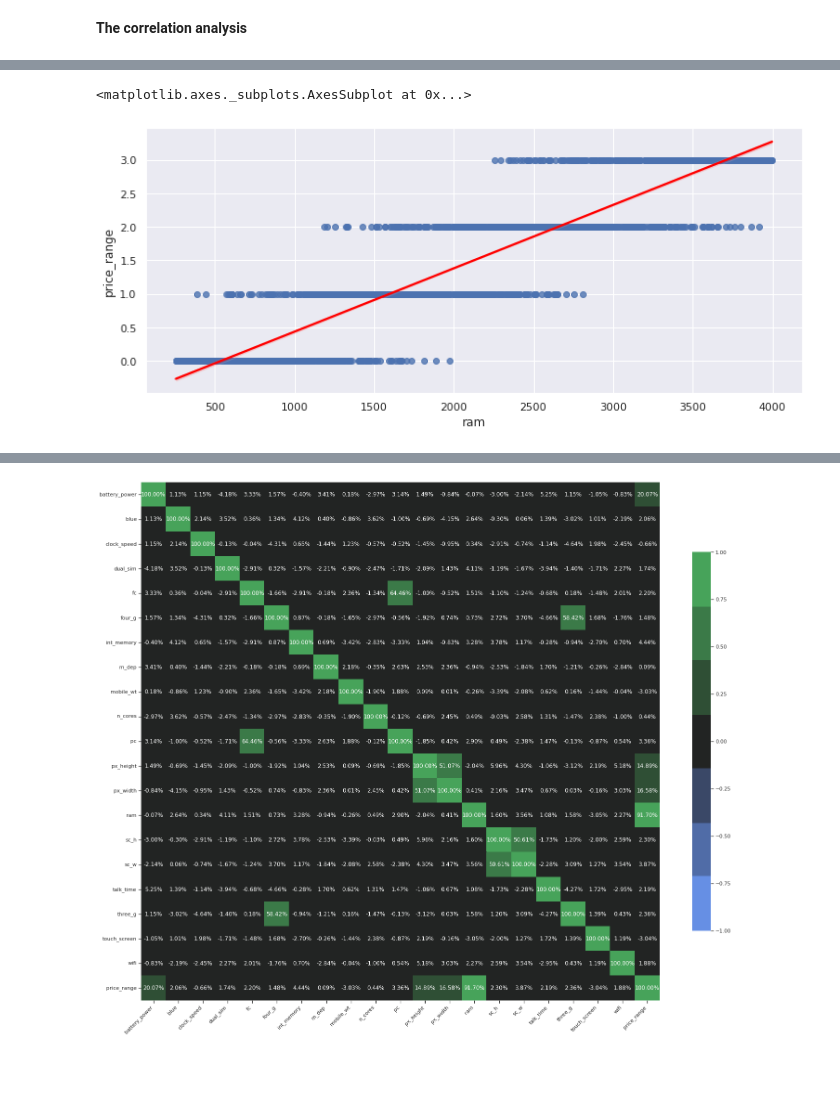
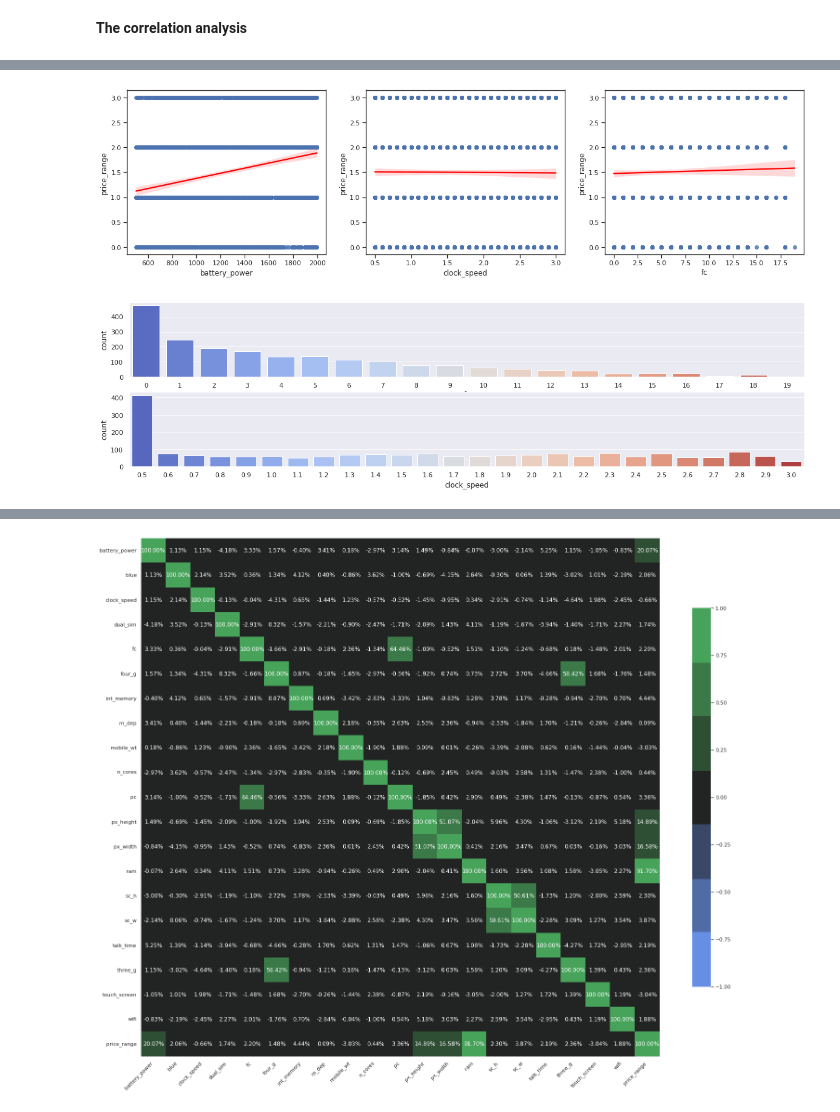
Before and after one commit to slawomirzurek/Data_Analysis_and_Programming_in_Python, a Jupyter notebook: Task.ipynb, the cells around one changed output, grey strips where cells are left out. Saved outputs shown, nothing was run; the diff lists cells and outputs as text; code cells hidden in the pictures; blank space fills up the shorter version.

```diff
--- a/Task.ipynb
+++ b/Task.ipynb
@@ -201,10 +201,25 @@ sns.boxplot(x="variable", y="value", data=pd.melt(new_mp), orient ='v')
 # %%
-fig,ax = plt.subplots(ncols=1)
-fig.set_size_inches(12, 5)
-sns.regplot(x="ram", y="price_range", data=mp,ax=ax, line_kws = {'color' : 'red'})
+fig,(ax1,ax2,ax3) = plt.subplots(ncols=3)
+fig.set_size_inches(20, 5)
+
+sns.regplot(x="battery_power", y="price_range", data=mp, ax=ax1, line_kws = {'color' : 'red'})
+sns.regplot(x="clock_speed", y="price_range", data=mp, ax=ax2, line_kws = {'color' : 'red'})
+sns.regplot(x="fc", y="price_range", data=mp, ax=ax3, line_kws = {'color' : 'red'})
+
+plt.show()
 # %% [output]
-<matplotlib.axes._subplots.AxesSubplot at 0x...>
-[figure, old version]
+[figure, new version]
+# %%
+fig,(ax1, ax2) = plt.subplots(nrows=2)
+fig.set_size_inches(20, 5)
+sns.set_style('darkgrid')
+
+sns.set_context("notebook")
+sns.countplot(x ='fc', data = mp, ax=ax1, palette = 'coolwarm')
+sns.countplot(x ='clock_speed', data = mp, ax=ax2, palette = 'coolwarm')
+plt.show()
+# %% [output]
+[figure, added]
 # %%
 # The correlation between variables using the standard correlation coefficient (Pearson method).
 mpc = mp.corr(method ='pearson')
```
Also changed, not shown: parts of 6 cells of this notebook.
